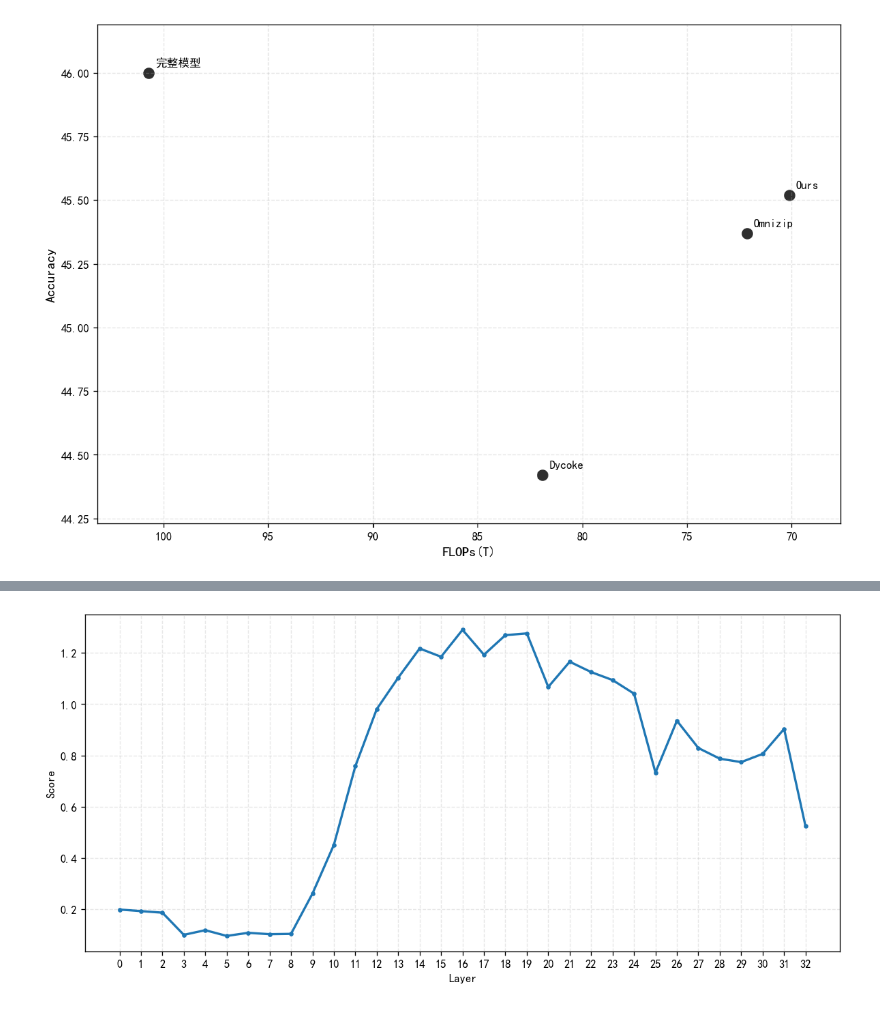
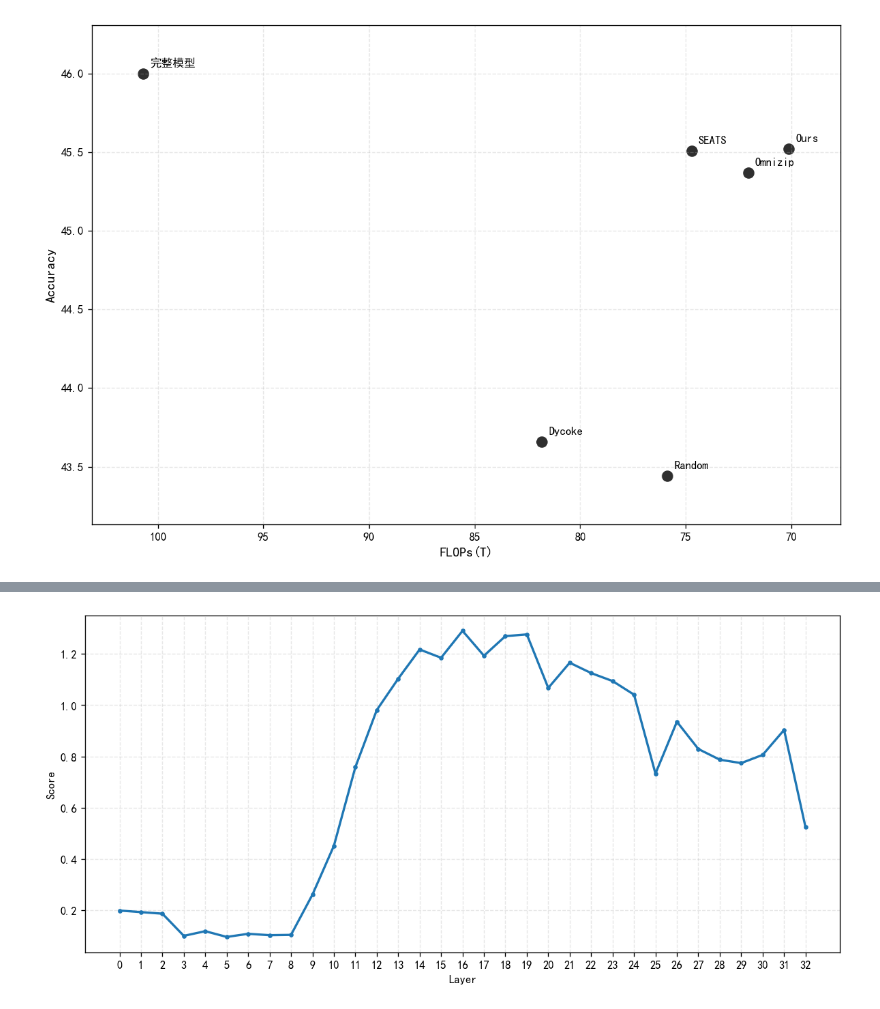
Before and after one commit to Cosmo-klara/Blog, a Jupyter notebook: src/content/blog/2_week9/1.ipynb, the cells around one changed output, grey strips where cells are left out. Drawn from its saved outputs; the diff is of its cells as text; code cells hidden in the pictures.

```diff
--- a/src/content/blog/2_week9/1.ipynb
+++ b/src/content/blog/2_week9/1.ipynb
@@ -1,28 +1,28 @@
 # %%
 import matplotlib.pyplot as plt
 import numpy as np
 
 plt.rcParams["font.sans-serif"] = ["SimHei", "Microsoft YaHei", "Noto Sans CJK SC"]
 plt.rcParams["axes.unicode_minus"] = False
 
-models = ['完整模型', 'Dycoke', 'Omnizip', 'Ours']
-accuracy = [46.00, 44.42, 45.37, 45.52]
-flops = [100.69, 81.81, 72.04, 70.11]
+models = ['完整模型', 'Random', 'Dycoke', 'Omnizip', 'SEATS', 'Ours']
+accuracy = [46.00, 43.44, 43.66, 45.37, 45.51, 45.52]
+flops = [100.69, 75.86, 81.81, 72.04, 74.72, 70.11]
 
 fig, ax = plt.subplots(figsize=(10, 6.8), dpi=120)
 
 ax.scatter(flops, accuracy, s=80, color='#2f2f2f')
 
 for name, acc, f in zip(models, accuracy, flops):
     ax.annotate(name, xy=(f, acc), xytext=(6, 6), textcoords='offset points', fontsize=10)
 
 ax.set_xlabel('FLOPs(T)', fontsize=12)
 ax.set_ylabel('Accuracy', fontsize=12)
 ax.invert_xaxis()
 ax.grid(True, linestyle='--', alpha=0.3)
 ax.margins(x=0.08, y=0.12)
 
 fig.tight_layout()
 plt.show()
 # %% [output]
-[figure, old version]
+[figure, new version]
```
Also changed, not shown: parts of 1 cell of this notebook, 12 other files.
